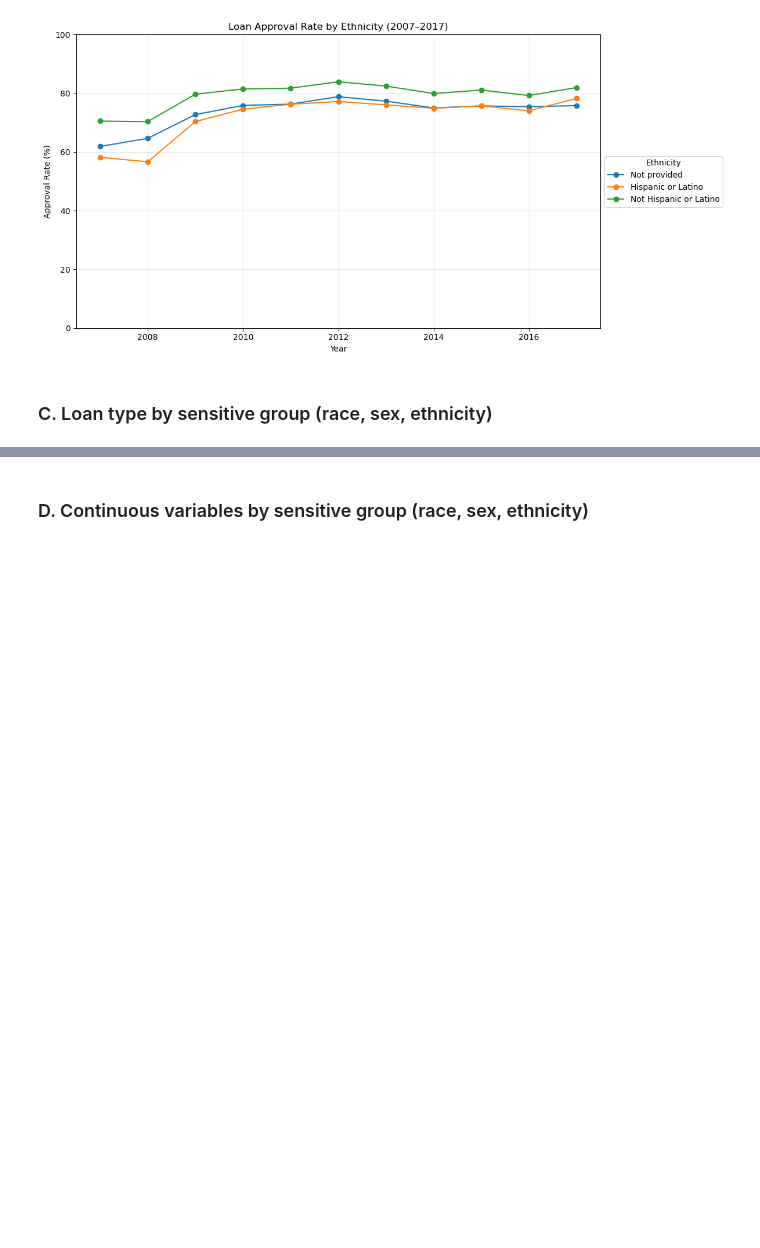
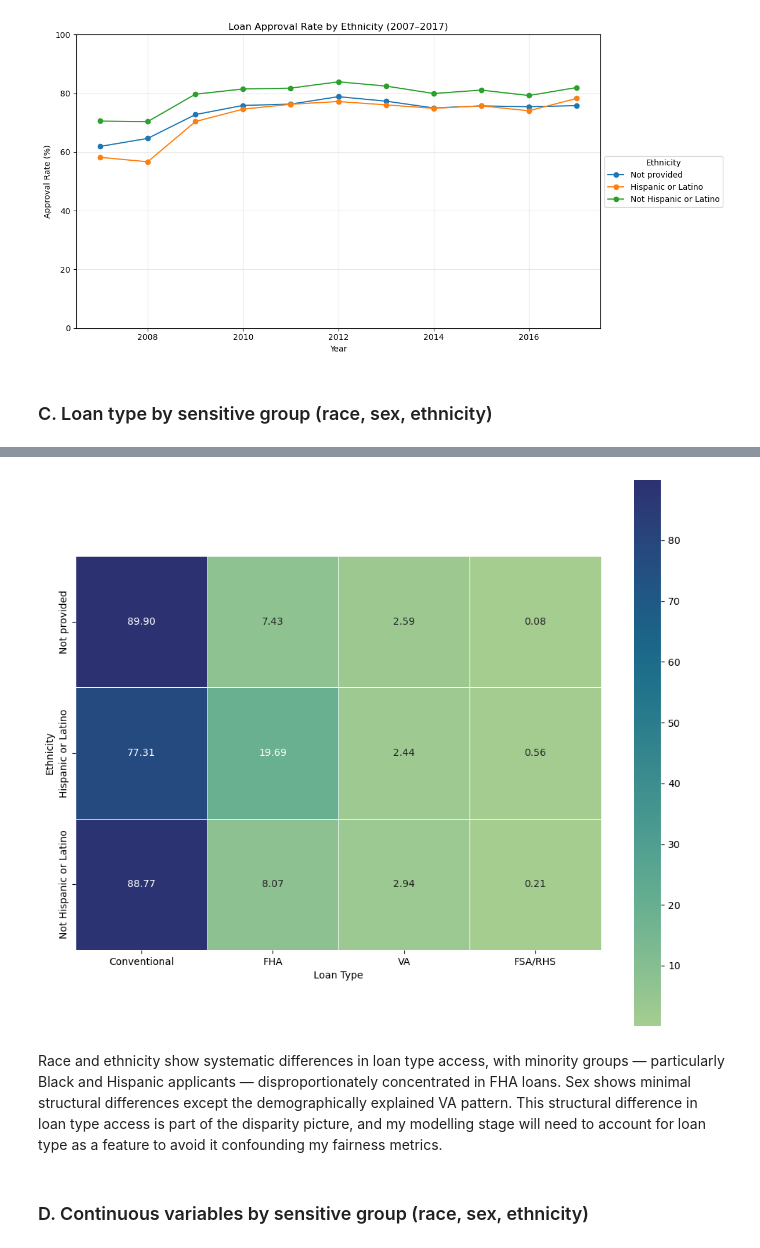
Before and after one commit to jdhilee/fairness_smoke_alarm, a Jupyter notebook: src/eda_hmda_2007_2017.ipynb, the cells around one changed output, grey strips where cells are left out. Saved outputs shown, nothing was run; the diff lists cells and outputs as text; code cells hidden in the pictures; blank space fills up the shorter version.

```diff
--- a/src/eda_hmda_2007_2017.ipynb
+++ b/src/eda_hmda_2007_2017.ipynb
@@ -926,2 +994,34 @@ plt.show()
+# %%
+# Convert to percentages within each ethnicity and loan type
+ethnicity_loan_pct = pd.crosstab(
+    hmda["ethnicity"],
+    hmda["loan_type"],
+    normalize="index"
+) * 100
+# %%
+ethnicity_loan_pct.index = ethnicity_loan_pct.index.map(ethnicity_labels)
+ethnicity_loan_pct.columns = ethnicity_loan_pct.columns.map(loan_labels)
+
+# Plot
+plt.figure(figsize=(10, 8))
+
+ax = sns.heatmap(
+    ethnicity_loan_pct,
+    cmap="crest",
+    annot=True,
+    fmt=".2f",
+    square=True,
+    linewidths=.5
+)
+
+ax.set_xlabel("Loan Type")
+ax.set_ylabel("Ethnicity")
+
+plt.tight_layout()
+plt.show()
+# %% [output]
+[figure, added]
+# %% [markdown]
+Race and ethnicity show systematic differences in loan type access, with minority groups — particularly Black and Hispanic applicants — disproportionately concentrated in FHA loans. Sex shows minimal structural differences except the demographically explained VA pattern. This structural difference in loan type access is part of the disparity picture, and my modelling stage will need to account for loan type as a feature to avoid it confounding my fairness metrics.
 # %% [markdown]
 ### D. Continuous variables by sensitive group (race, sex, ethnicity)
```
Also changed, not shown: parts of 10 cells of this notebook.
